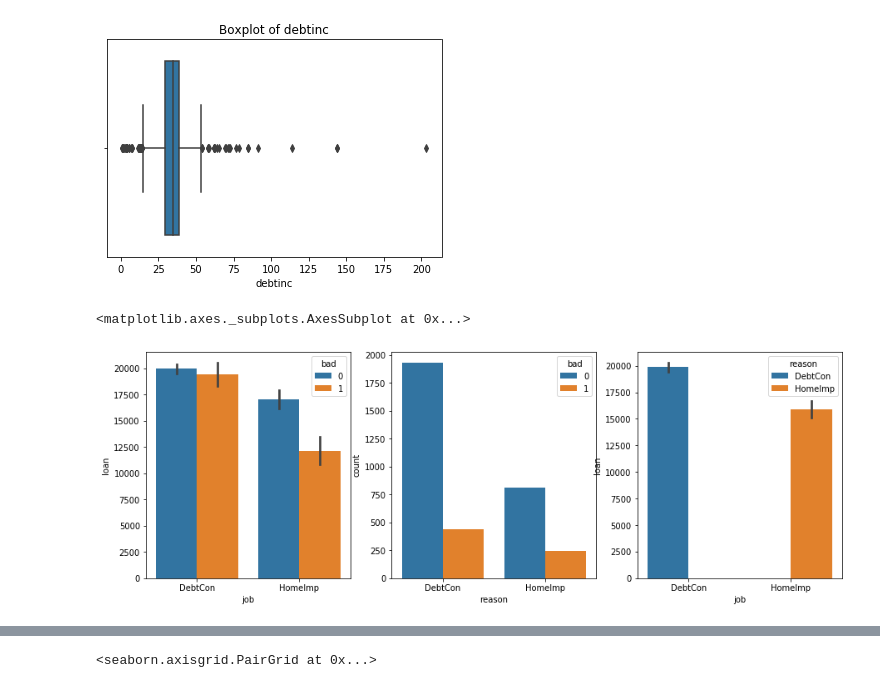
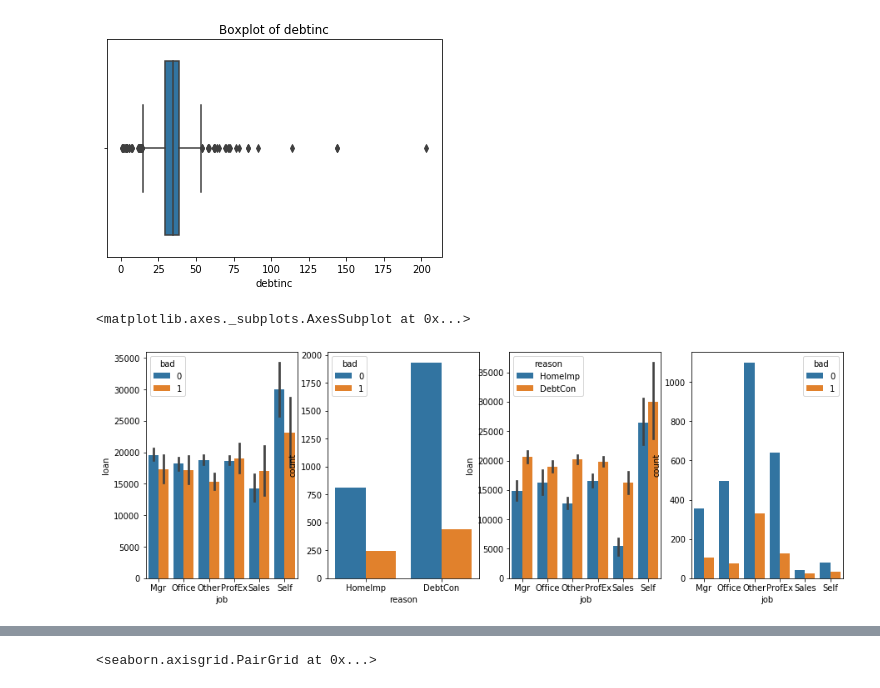
Before and after one commit to Kodluyoruz-Ankara-Veri-Bilimi/Assignment_Ayse_ILKAY, a Jupyter notebook: finans_verisi_hmelq.ipynb, the cells around one changed output, grey strips where cells are left out. Saved outputs shown, nothing was run; the diff lists cells and outputs as text; code cells hidden in the pictures.

```diff
--- a/finans_verisi_hmelq.ipynb
+++ b/finans_verisi_hmelq.ipynb
@@ -45,4 +45,4 @@ import matplotlib.pyplot as plt
 import seaborn as sns
 # %%
 hmelq=pd.read_csv("hmelq.csv")
-hmelq.head()
+df=hmelq.copy()
@@ -242,14 +219,15 @@ for i in df_num.columns:
 [figure]
 # %%
 # Kategorik degiskenlerin frekans bilgisi barplot ve countplot yardımıyla çıkarıldı
-fig, ax = plt.subplots(1, 3, figsize = (15, 5))
-sns.barplot(x='job', y='loan', hue='bad', data=hmelq, ax=ax[0])
-sns.countplot('reason', hue='bad', data=hmelq, ax=ax[1])
-sns.barplot(x='job', y='loan', hue='reason', data=hmelq, ax=ax[2])
+fig, ax = plt.subplots(1, 4, figsize = (15, 5))
+sns.barplot(x='job', y='loan', hue='bad', data=df, ax=ax[0])
+sns.countplot('reason', hue='bad', data=df, ax=ax[1])
+sns.barplot(x='job', y='loan', hue='reason', data=df, ax=ax[2])
+sns.countplot('job', hue='bad', data=df, ax=ax[3])
 #plt.tight_layout()
 # %% [output]
 <matplotlib.axes._subplots.AxesSubplot at 0x...>
-[figure, old version]
+[figure, new version]
 # %%
 plt.figure(figsize=(16, 7))
 for i, column in enumerate(df_num.select_dtypes(exclude=['category']).columns[1:], 1):
```
Also changed, not shown: parts of 54 cells of this notebook.
